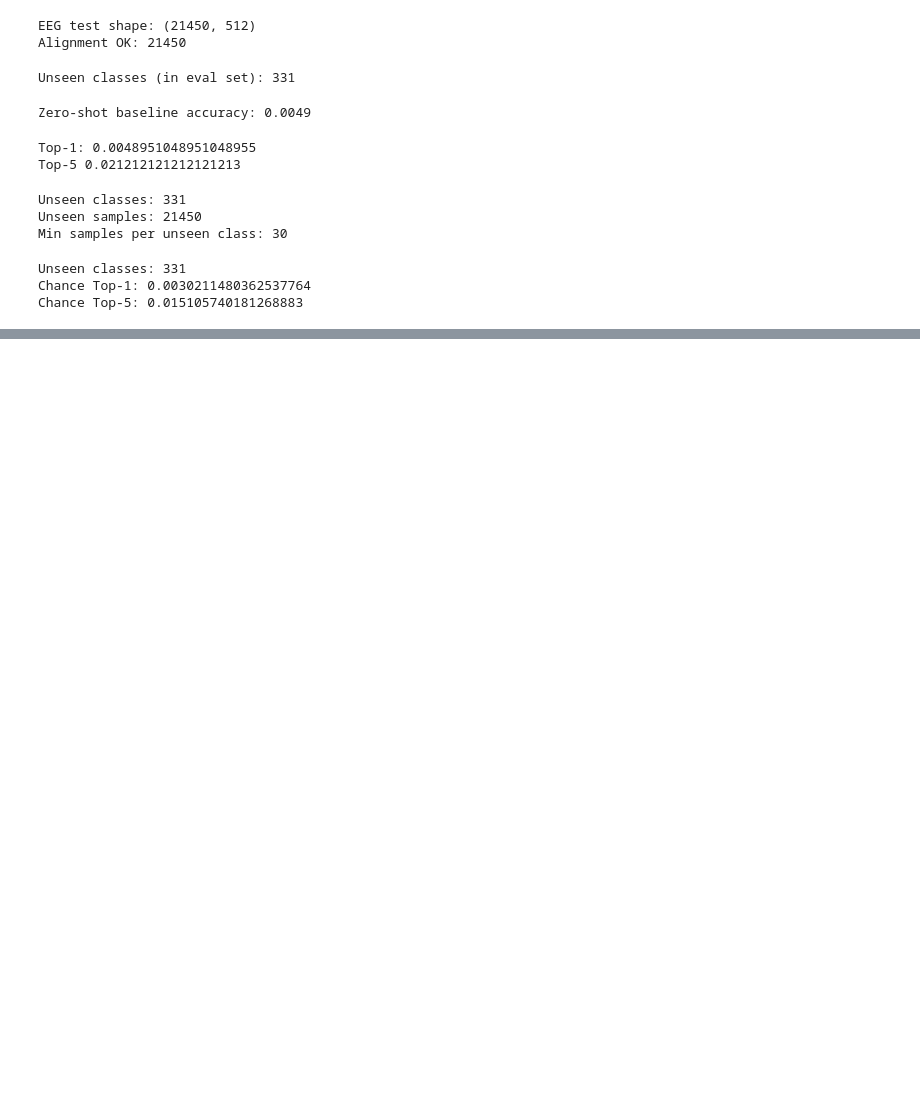
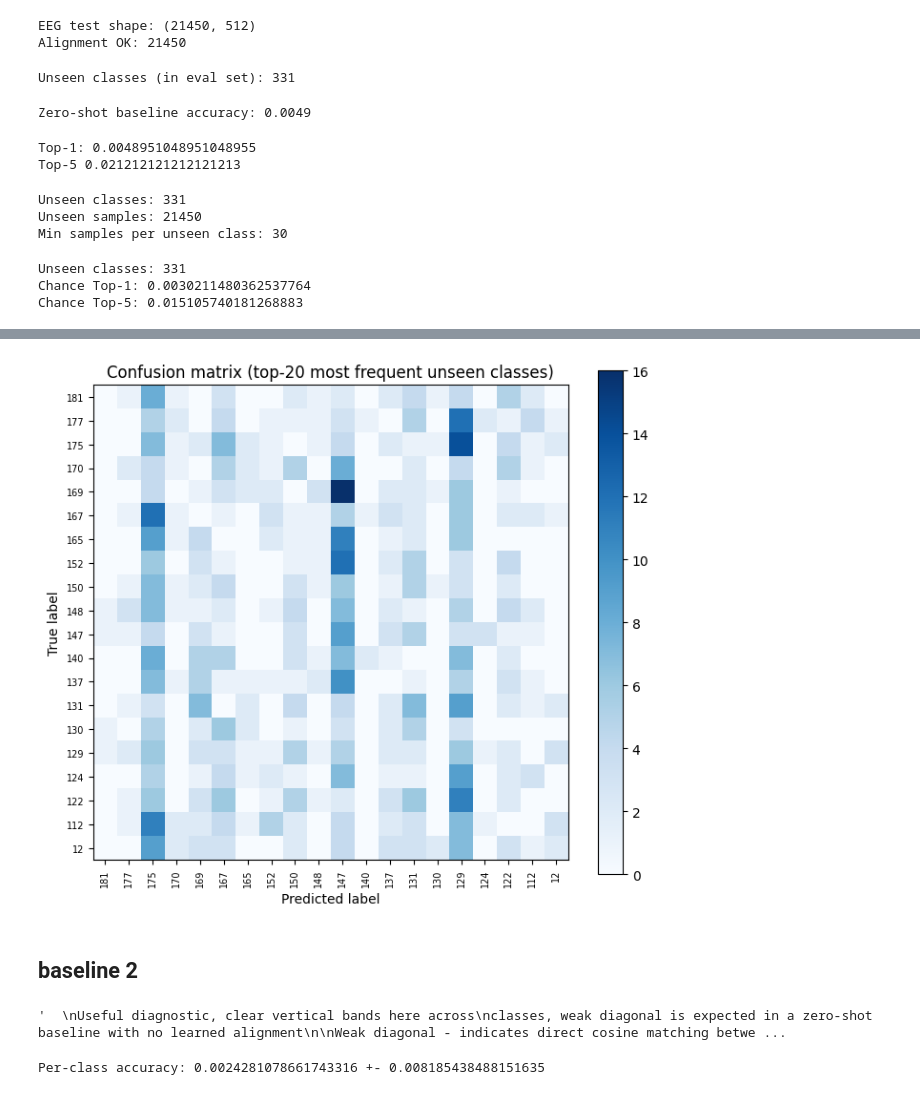
Before and after one commit to ankithr47/ML-Coursework, a Jupyter notebook: models.ipynb, the cells around one changed output, grey strips where cells are left out. Cells and saved outputs as stored; diff of their text form; code cells hidden in the pictures; blank space fills up the shorter version.

```diff
--- a/models.ipynb
+++ b/models.ipynb
@@ -340,0 +353,55 @@ embedding refinement to improve cross-modal alignment.
+# %%
+#confusion matrix
+from sklearn.metrics import confusion_matrix
+
+#find most frequent true classes
+classes, counts = np.unique(y_unseenNP, return_counts=True)
+top20 = classes[np.argsort(counts)[-20:]]
+
+mask = np.isin(y_unseenNP, top20)
+y_true20 = y_unseenNP[mask]
+y_hat20 = y_pred[mask]
+
+#confusion matrix with fixed label order
+cm = confusion_matrix(y_true20, y_hat20, labels=top20)
+
+plt.figure(figsize=(7,6))
+plt.imshow(cm, cmap="Blues")
+plt.colorbar()
+plt.xticks(range(len(top20)), top20, rotation=90, fontsize=7)
+plt.yticks(range(len(top20)), top20, fontsize=7)
+plt.xlabel("Predicted label")
+plt.ylabel("True label")
+plt.title("Confusion matrix (top-20 most frequent unseen classes)")
+plt.tight_layout()
+plt.show()
+# %% [output]
+[figure, added]
+# %% [markdown]
+## baseline 2
+# %%
+'''
+Useful diagnostic, clear vertical bands here across
+classes, weak diagonal is expected in a zero-shot baseline with no learned alignment
+
+Weak diagonal - indicates direct cosine matching between EEG embeddings and text prototypes
+is insufficient without alignment learning
+
+Vertical bands - Certain unseen class prototypes attract many predictions, suggesting semantic bias
+or prototype dominance
+
+Motivation for model B - justifies embedding refinement (learning a shared space using seen classes)
+sets up advanced model, get started!
+'''
+# %% [output]
+'  \nUseful diagnostic, clear vertical bands here across\nclasses, weak diagonal is expected in a zero-shot baseline with no learned alignment\n\nWeak diagonal - indicates direct cosine matching betwe ...
+# %%
+#per class accuracy
+classes = np.unique(y_unseenNP)
+classes_acc = [
+    (y_pred[y_unseenNP == c] == c).mean()
+    for c in classes
+]
+print(f"Per-class accuracy: {np.mean(classes_acc)} +- {np.std(classes_acc)}")
+# %% [output]
+Per-class accuracy: 0.0024281078661743316 +- 0.008185438488151635
```
Also changed, not shown: parts of 11 cells of this notebook.
